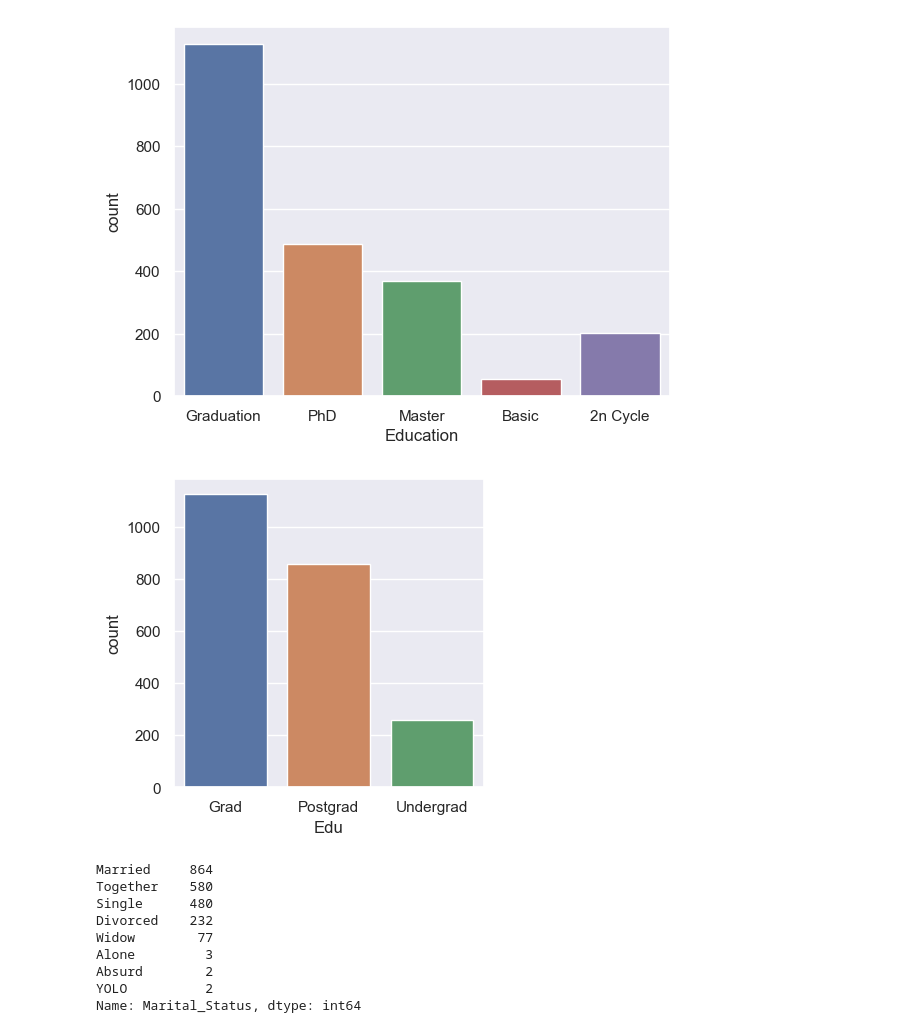
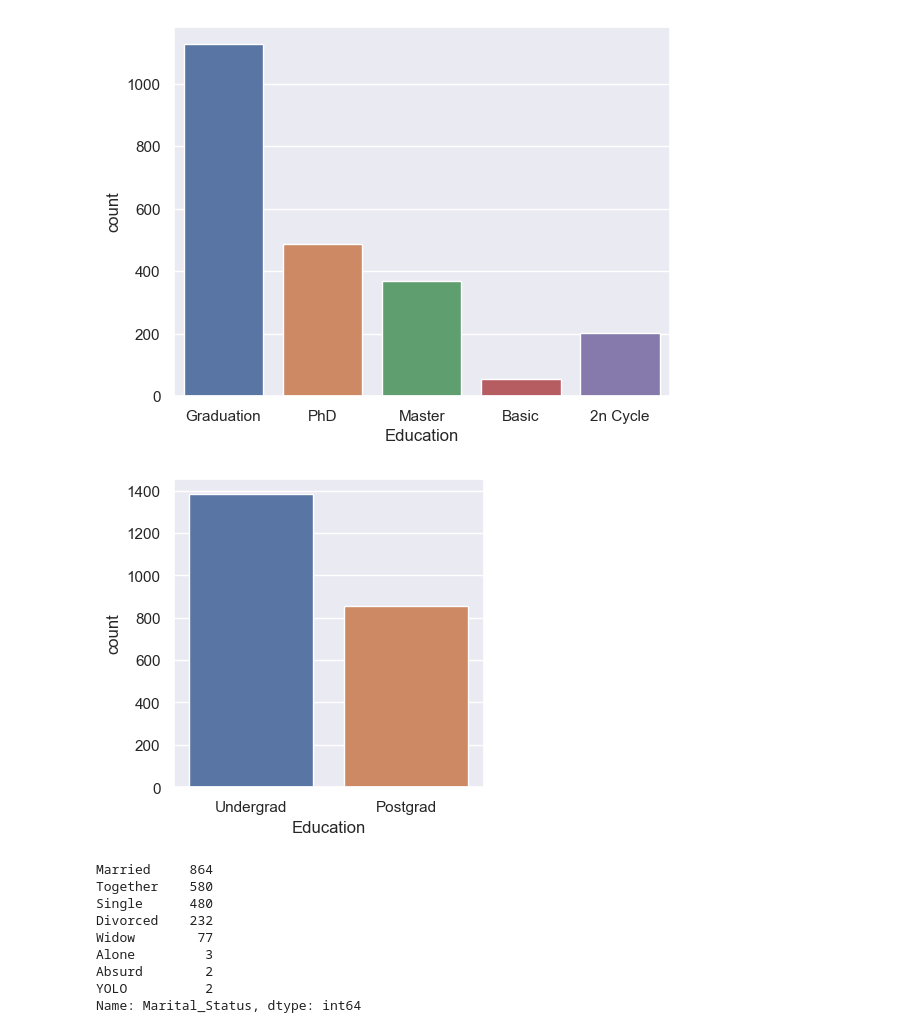
Before and after one commit to livia360/Capstone_project, a Jupyter notebook: 01_Data_Wrangling.ipynb, the cells around one changed output. Saved outputs shown, nothing was run; the diff lists cells and outputs as text; code cells hidden in the pictures.

```diff
--- a/01_Data_Wrangling.ipynb
+++ b/01_Data_Wrangling.ipynb
@@ -193,14 +190,15 @@ plt.show()
 [figure]
 # %%
 # combine the "Basic" and "2n Cycle" education level into an "Undergraduate" level
-df['Edu'] = df.Education.replace({"Basic":"Undergrad","2n Cycle":"Undergrad",
-                                            "Graduation":"Grad", "Master":"Postgrad","PhD":"Postgrad"})
+df['Education'] = df.Education.replace({"Basic":"Undergrad","2n Cycle":"Undergrad",
+                                            "Graduation":"Undergrad", "Master":"Postgrad","PhD":"Postgrad"})
 # %%
-sns.countplot(x=df.Edu)
+#plot
+sns.countplot(x=df.Education)
 sns.set(rc={'figure.figsize':(4,4)})
 plt.show()
 # %% [output]
-[figure, old version]
+[figure, new version]
 # %%
 # 'Marital_Status'
 df.Marital_Status.value_counts()
```
Also changed, not shown: parts of 51 cells of this notebook.
